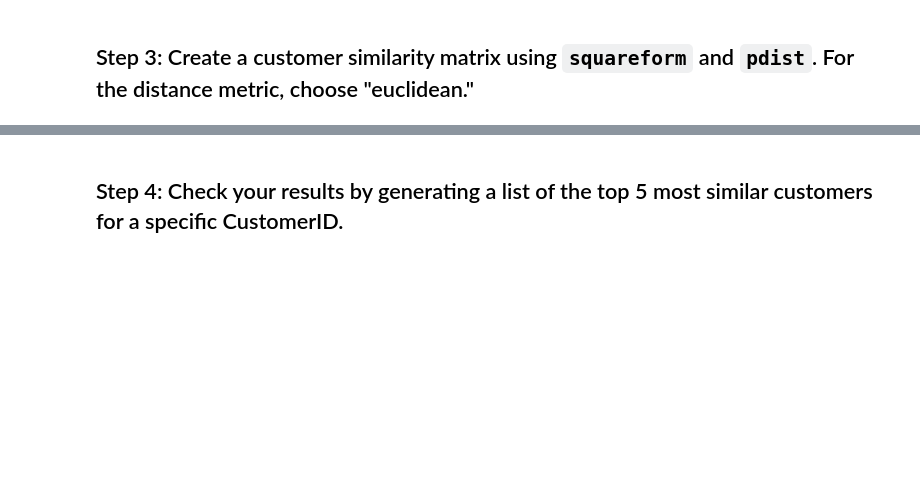
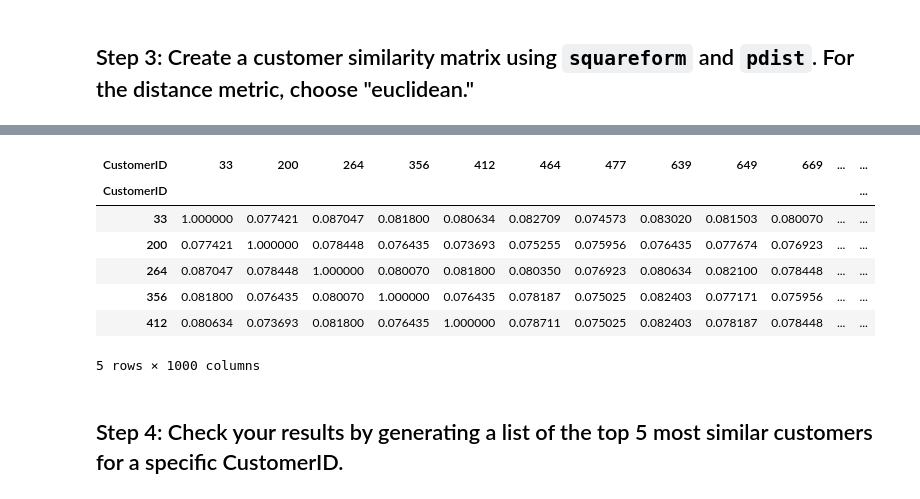
Before and after one commit to ta-datapt-bcn/lab-intro-recommender-systems, a Jupyter notebook: your-code/main.ipynb, the cells around one changed output, grey strips where cells are left out. Saved outputs shown, nothing was run; the diff lists cells and outputs as text; code cells hidden in the pictures; blank space fills up the shorter version.

```diff
--- a/your-code/main.ipynb
+++ b/your-code/main.ipynb
@@ -24,2 +64,18 @@ The rows of the matrix should represent the products, the columns should represe
+# %%
+customer_sim_matrix = pd.DataFrame(
+        1/(1 + squareform(pdist(products_customer_matrix.T, 'euclidean'))),
+        columns = df_pivot.columns,
+        index = df_pivot.columns)
+
+customer_sim_matrix.head()
+# %% [output]
+| CustomerID | 33 | 200 | 264 | 356 | 412 | 464 | 477 | 639 | 649 | 669 | ... | ... |
+| CustomerID |  |  |  |  |  |  |  |  |  |  |  | ... |
+| 33 | 1.000000 | 0.077421 | 0.087047 | 0.081800 | 0.080634 | 0.082709 | 0.074573 | 0.083020 | 0.081503 | 0.080070 | ... | ... |
+| 200 | 0.077421 | 1.000000 | 0.078448 | 0.076435 | 0.073693 | 0.075255 | 0.075956 | 0.076435 | 0.077674 | 0.076923 | ... | ... |
+| 264 | 0.087047 | 0.078448 | 1.000000 | 0.080070 | 0.081800 | 0.080350 | 0.076923 | 0.080634 | 0.082100 | 0.078448 | ... | ... |
+| 356 | 0.081800 | 0.076435 | 0.080070 | 1.000000 | 0.076435 | 0.078187 | 0.075025 | 0.082403 | 0.077171 | 0.075956 | ... | ... |
+| 412 | 0.080634 | 0.073693 | 0.081800 | 0.076435 | 1.000000 | 0.078711 | 0.075025 | 0.082403 | 0.078187 | 0.078448 | ... | ... |
+5 rows × 1000 columns
 # %% [markdown]
 ## Step 4: Check your results by generating a list of the top 5 most similar customers for a specific CustomerID.
```
Also changed, not shown: parts of 12 cells of this notebook.
